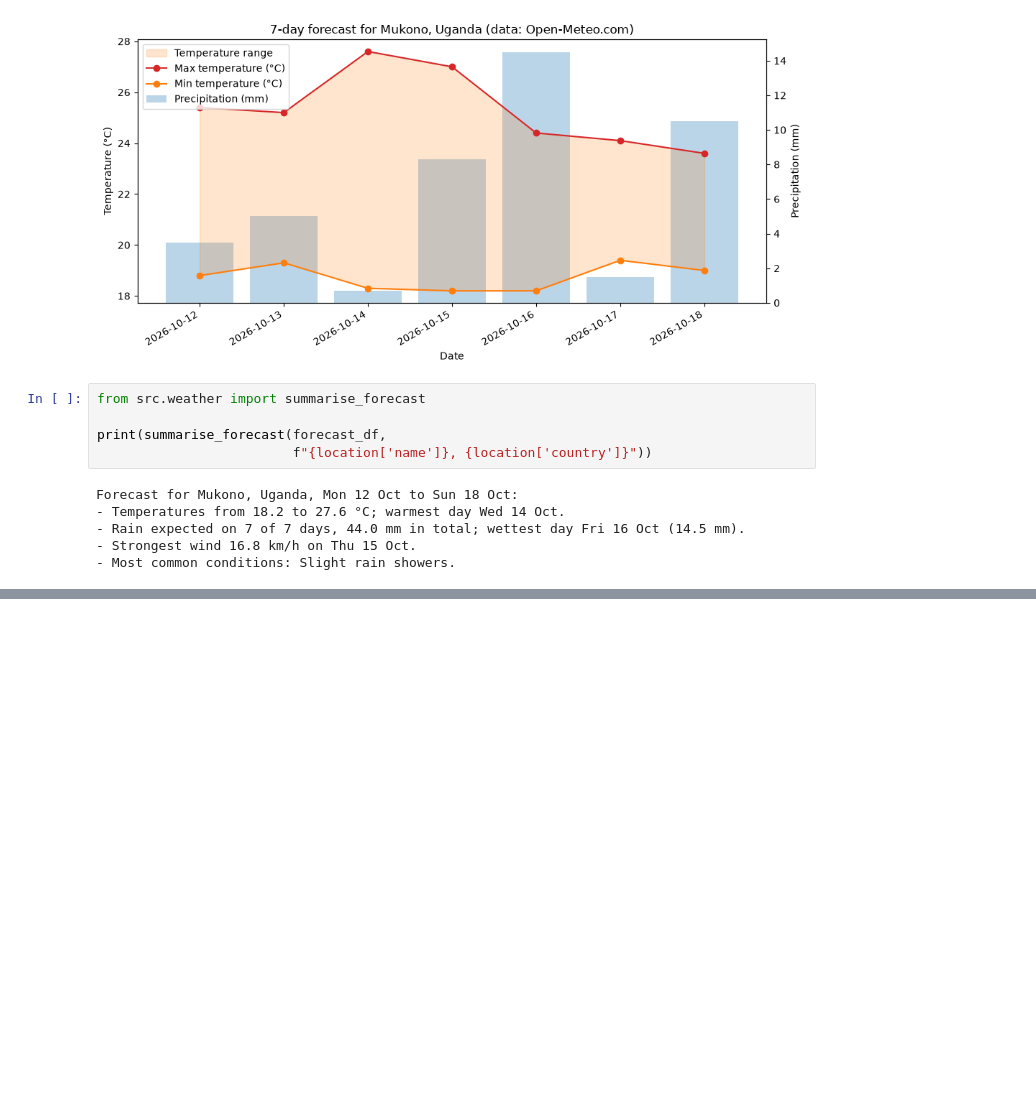
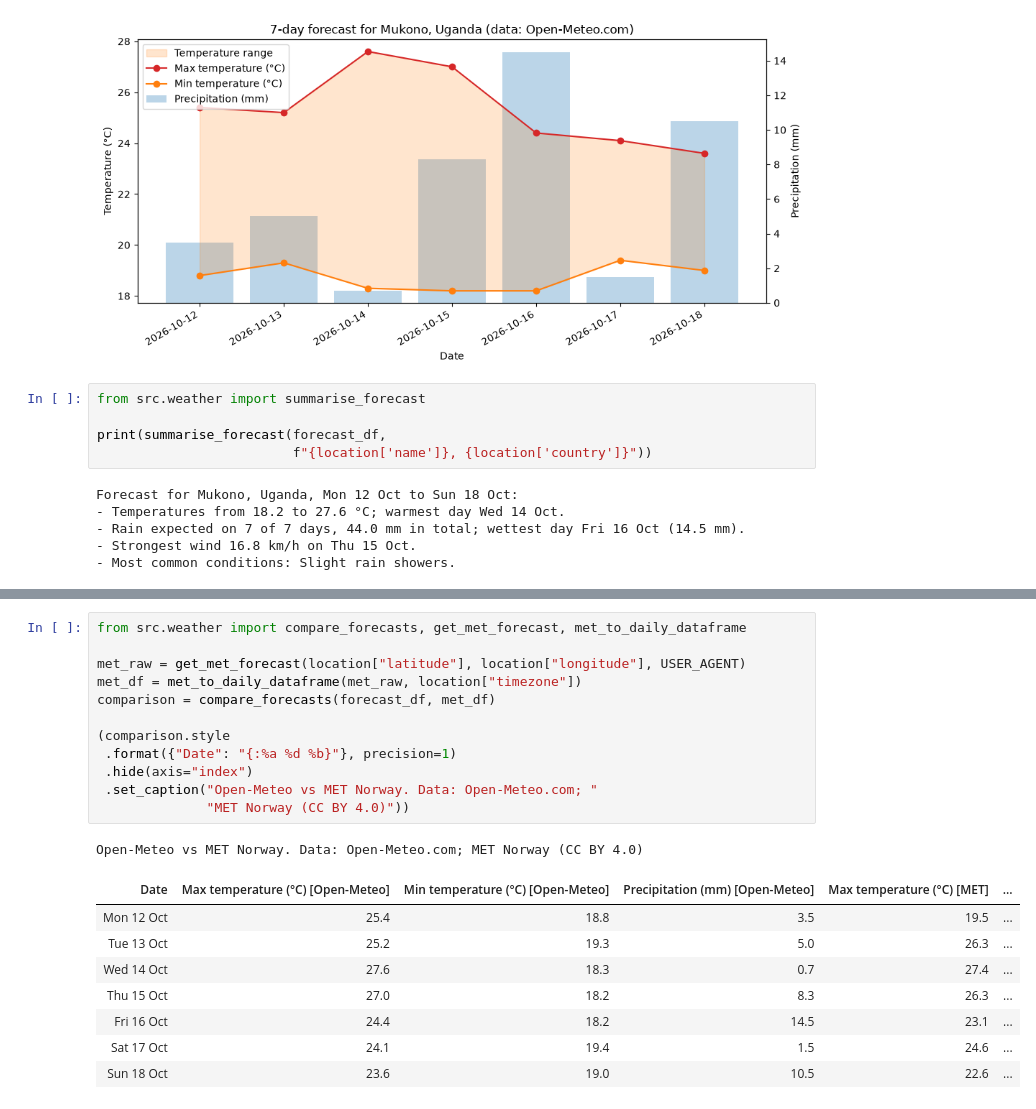
Before and after one commit to 36987-scov/oop-python-assignment2, a Jupyter notebook: notebooks/project1_weather.ipynb, the cells around one changed output, grey strips where cells are left out. Cells and saved outputs as stored; diff of their text form; blank space fills up the shorter version.

```diff
--- a/notebooks/project1_weather.ipynb
+++ b/notebooks/project1_weather.ipynb
@@ -213,0 +270,22 @@ Forecast for Mukono, Uganda, Mon 12 Oct to Sun 18 Oct:
+# %%
+from src.weather import compare_forecasts, get_met_forecast, met_to_daily_dataframe
+
+met_raw = get_met_forecast(location["latitude"], location["longitude"], USER_AGENT)
+met_df = met_to_daily_dataframe(met_raw, location["timezone"])
+comparison = compare_forecasts(forecast_df, met_df)
+
+(comparison.style
+ .format({"Date": "{:%a %d %b}"}, precision=1)
+ .hide(axis="index")
+ .set_caption("Open-Meteo vs MET Norway. Data: Open-Meteo.com; "
+              "MET Norway (CC BY 4.0)"))
+# %% [output]
+Open-Meteo vs MET Norway. Data: Open-Meteo.com; MET Norway (CC BY 4.0)
+| Date | Max temperature (°C) [Open-Meteo] | Min temperature (°C) [Open-Meteo] | Precipitation (mm) [Open-Meteo] | Max temperature (°C) [MET] | ... |
+| Mon 12 Oct | 25.4 | 18.8 | 3.5 | 19.5 | ... |
+| Tue 13 Oct | 25.2 | 19.3 | 5.0 | 26.3 | ... |
+| Wed 14 Oct | 27.6 | 18.3 | 0.7 | 27.4 | ... |
+| Thu 15 Oct | 27.0 | 18.2 | 8.3 | 26.3 | ... |
+| Fri 16 Oct | 24.4 | 18.2 | 14.5 | 23.1 | ... |
+| Sat 17 Oct | 24.1 | 19.4 | 1.5 | 24.6 | ... |
+| Sun 18 Oct | 23.6 | 19.0 | 10.5 | 22.6 | ... |
```
Also changed, not shown: parts of 4 cells of this notebook, 1 other file.
